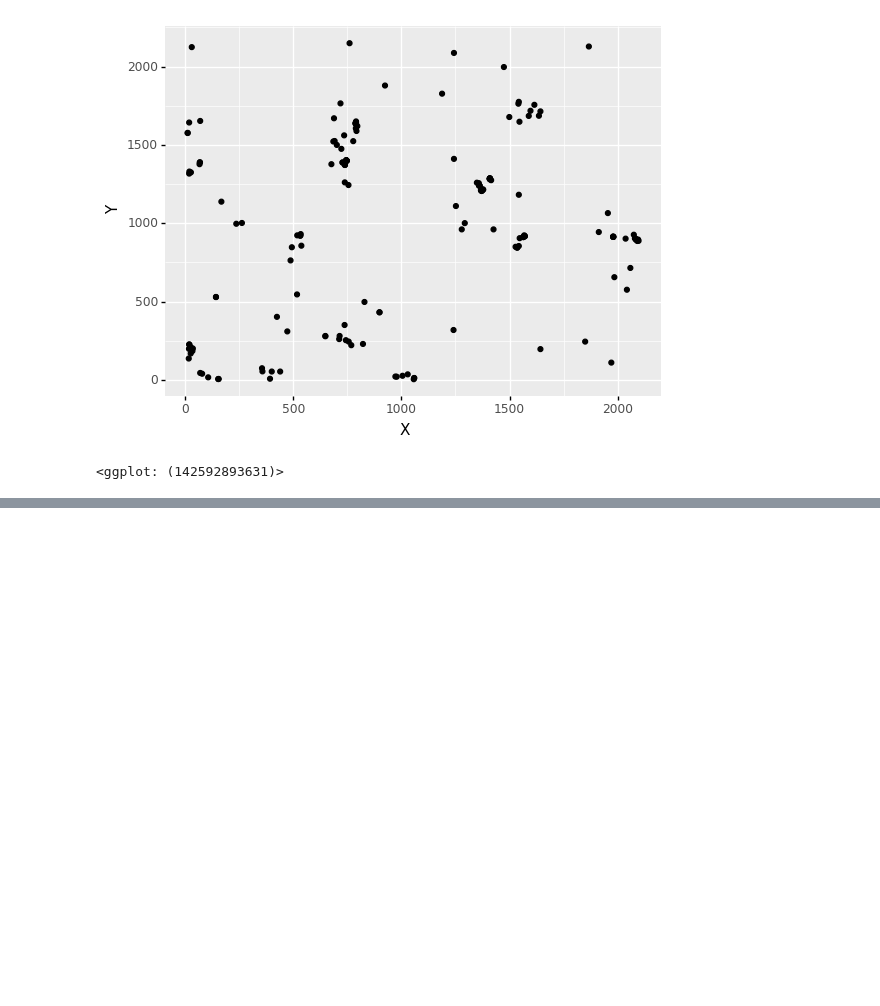
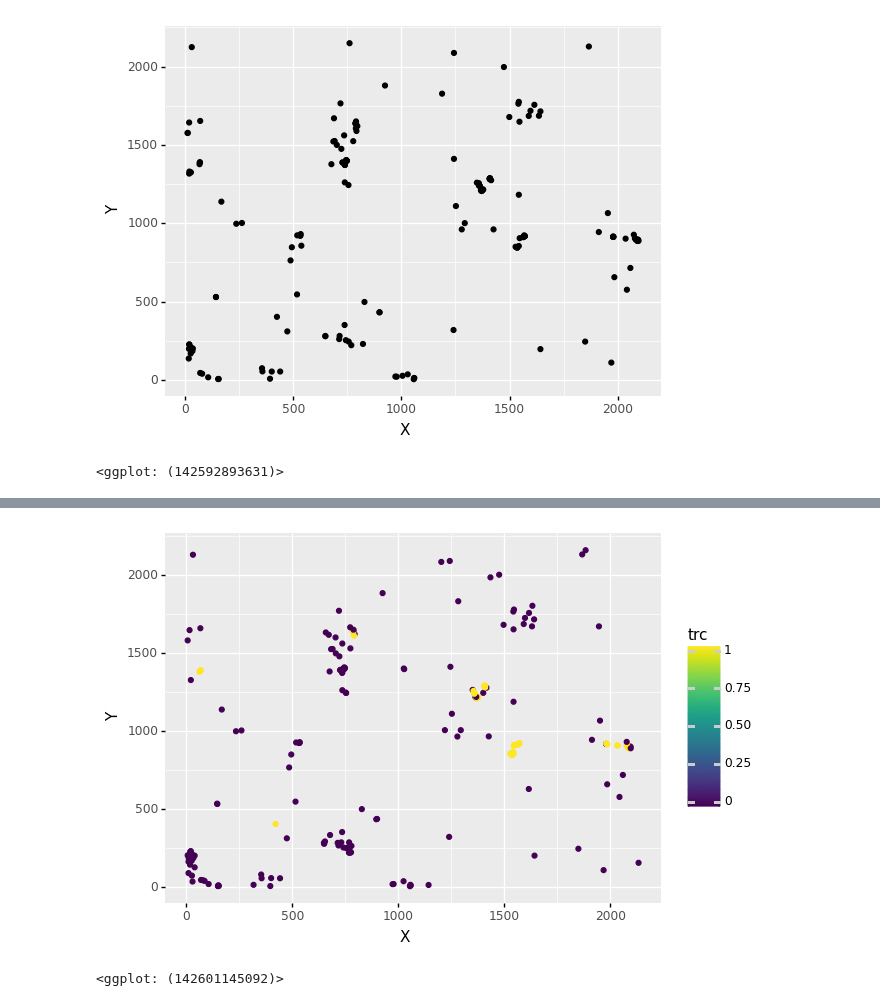
Before and after one commit to niightingale/bep_tools, a Jupyter notebook: fiji_analysis/models_X.ipynb, the cells around one changed output, grey strips where cells are left out. Drawn from its saved outputs; the diff is of its cells as text; code cells hidden in the pictures; blank space fills up the shorter version.

```diff
--- a/fiji_analysis/models_X.ipynb
+++ b/fiji_analysis/models_X.ipynb
@@ -50,3 +52,14 @@ ggplot(pcna_wt_pos, aes('X', 'Y')) + \
 # %% [output]
 [figure]
 <ggplot: (142592893631)>
+# %%
+trc = pd.read_csv('data/0206_assay_redo/cep.txt')
+ls_trc = []
+
+with open('data/0206_assay_redo/cep.txt') as f:
+    for line in f:
+        ls_trc.append(int(line))
+# %%
+
+ar_wt_pos['trc'] = ls_trc
+ar_wt_pos.info()
@@ -52,0 +88,6 @@ ggplot(pcna_wt_pos, aes('X', 'Y')) + \
+# %%
+ggplot(ar_wt_pos, aes('X', 'Y', color = 'trc')) + \
+    geom_point()
+# %% [output]
+[figure, added]
+<ggplot: (142601145092)>
```
Also changed, not shown: parts of 3 cells of this notebook, 2 other files.
